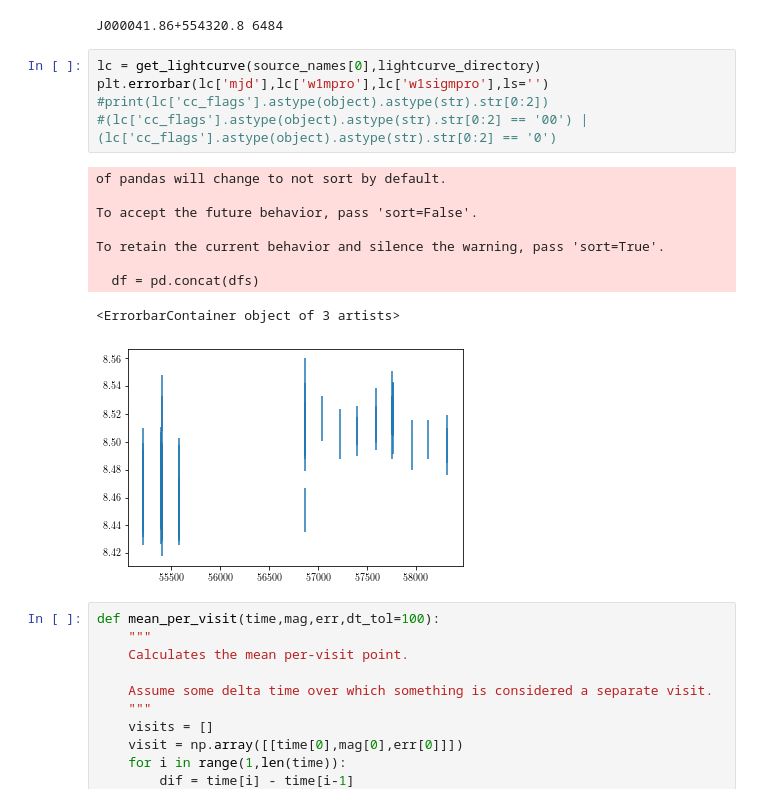
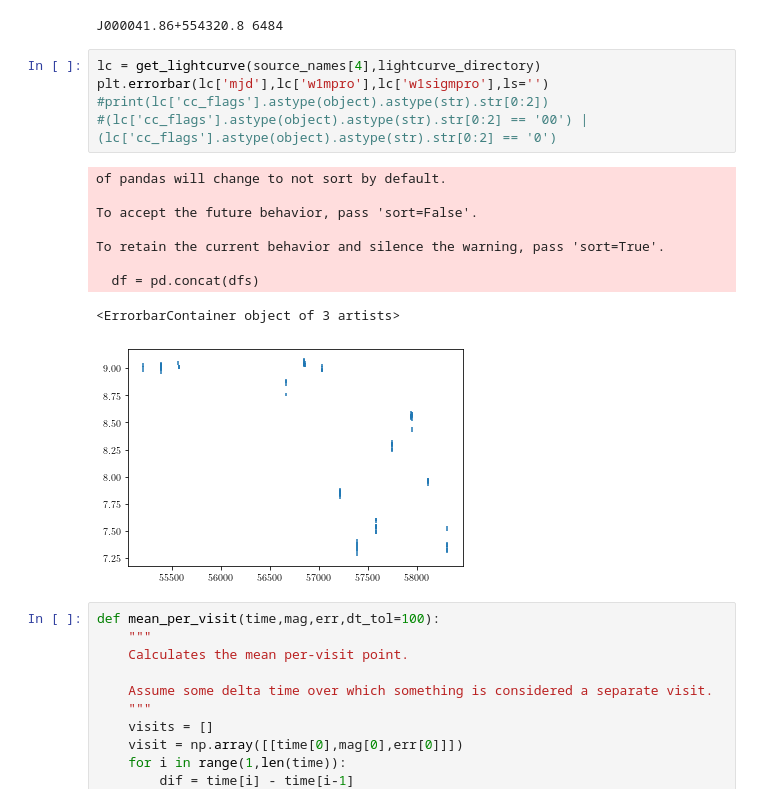
Before and after one commit to tzdwi/GaiaSprintMassive, a Jupyter notebook: WISE/code/timescales.ipynb, the cells around one changed output. Drawn from its saved outputs; the diff is of its cells as text.

```diff
--- a/WISE/code/timescales.ipynb
+++ b/WISE/code/timescales.ipynb
@@ -21,20 +21,20 @@ print(source_names[0],len(source_names))
 # %% [output]
 J000041.86+554320.8 6484
 # %%
-lc = get_lightcurve(source_names[0],lightcurve_directory)
+lc = get_lightcurve(source_names[4],lightcurve_directory)
 plt.errorbar(lc['mjd'],lc['w1mpro'],lc['w1sigmpro'],ls='')
 #print(lc['cc_flags'].astype(object).astype(str).str[0:2])
 #(lc['cc_flags'].astype(object).astype(str).str[0:2] == '00') | (lc['cc_flags'].astype(object).astype(str).str[0:2] == '0')
 # %% [output]
 of pandas will change to not sort by default.
 
 To accept the future behavior, pass 'sort=False'.
 
 To retain the current behavior and silence the warning, pass 'sort=True'.
 
   df = pd.concat(dfs)
 <ErrorbarContainer object of 3 artists>
-[figure, old version]
+[figure, new version]
 # %%
 def mean_per_visit(time,mag,err,dt_tol=100):
     """
```
Also changed, not shown: parts of 3 cells of this notebook, 21 other files.
